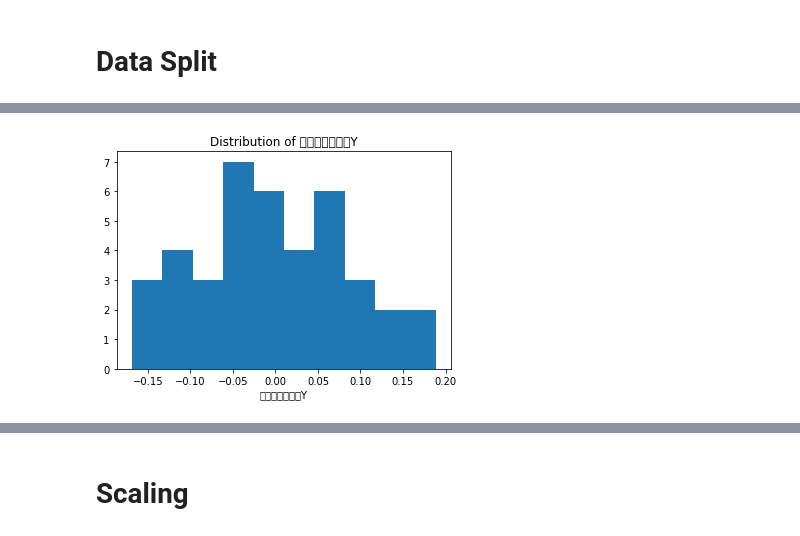
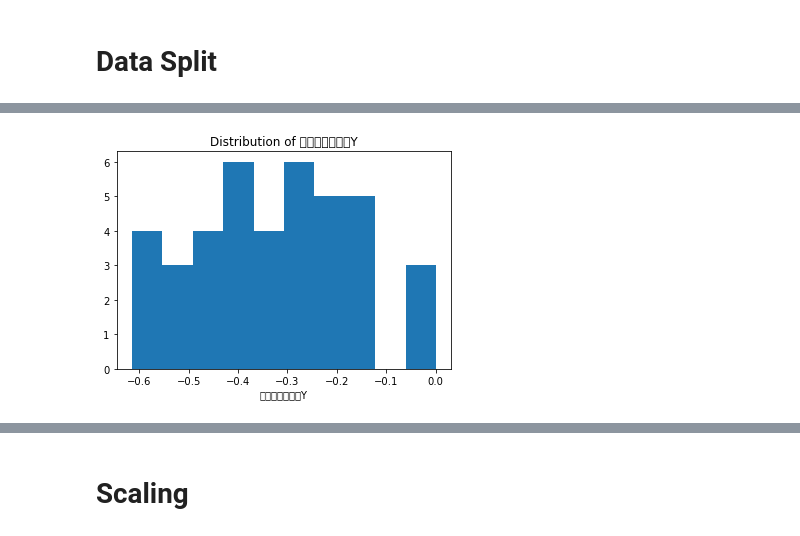
Before and after one commit to Hoesung-Jung/2020_BigContest, a Jupyter notebook: personal directory/kimjh5182/Learning Practice.ipynb, the cells around one changed output, grey strips where cells are left out. Saved outputs shown, nothing was run; the diff lists cells and outputs as text; code cells hidden in the pictures.

```diff
--- a/personal directory/kimjh5182/Learning Practice.ipynb
+++ b/personal directory/kimjh5182/Learning Practice.ipynb
@@ -16,12 +25,12 @@ df.head()
 # %%
 import matplotlib.pyplot as plt
 %matplotlib inline
 
-plt.hist(df['전후반기승률차Y'])
+plt.hist(df['2ND-1ST Y'])
 plt.xlabel('전후반기승률차Y')
 plt.title('Distribution of 전후반기승률차Y')
 
 plt.show()
 # %% [output]
-[figure, old version]
+[figure, new version]
 # %%
```
Also changed, not shown: parts of 11 cells of this notebook.
